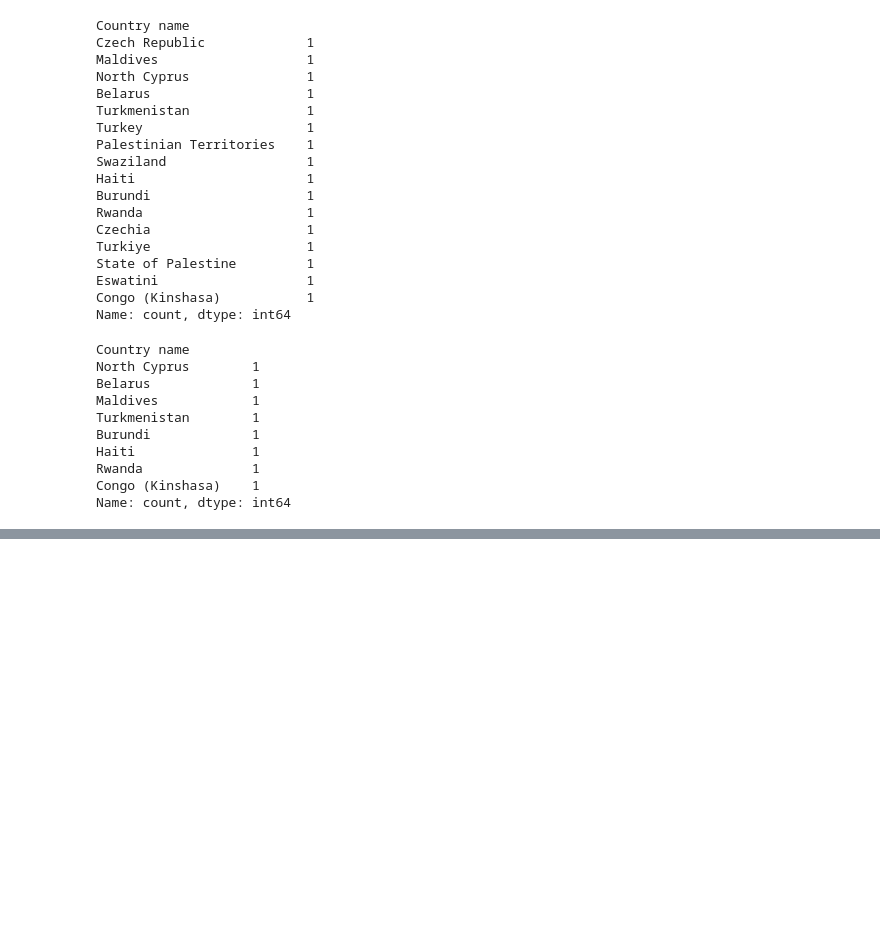
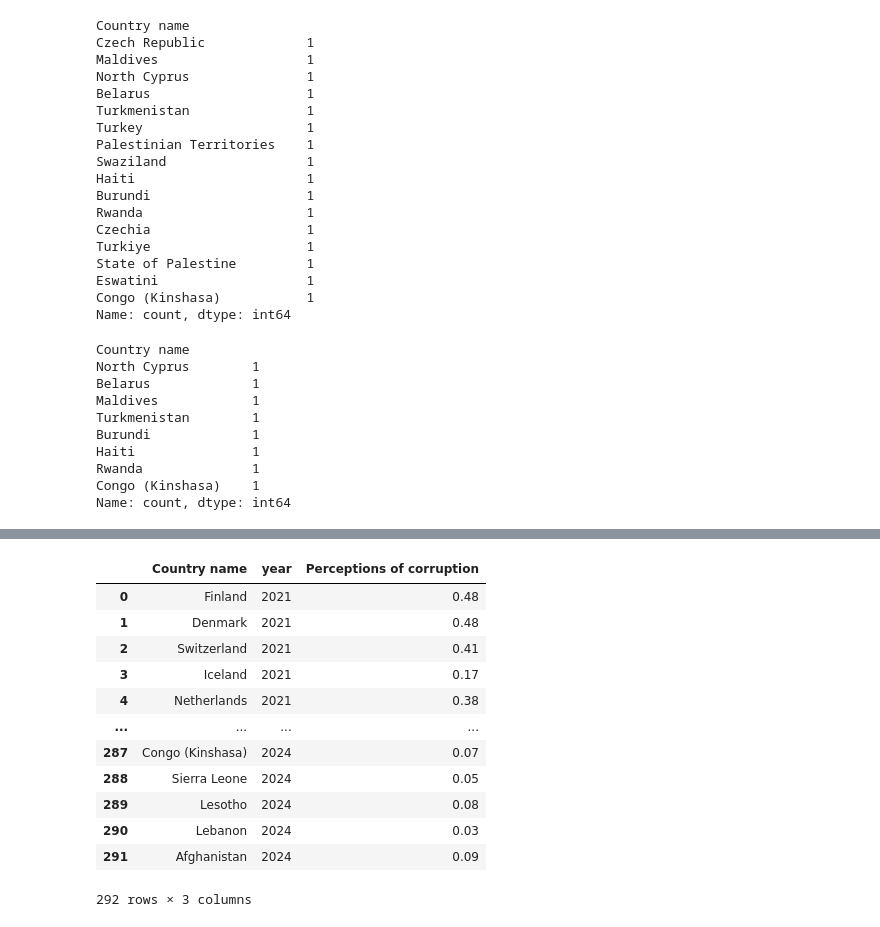
Before and after one commit to lucia18nozal/project-da-promo-47-modulo-4-team-3, a Jupyter notebook: world_happiness.ipynb, the cells around one changed output, grey strips where cells are left out. Cells and saved outputs as stored; diff of their text form; code cells hidden in the pictures; blank space fills up the shorter version.

Commit message:
Actualizar datos

```diff
--- a/world_happiness.ipynb
+++ b/world_happiness.ipynb
@@ -466,2 +505,21 @@ print(df_gdp_pivot)
 
 [150 rows x 3 columns]
+# %%
+# Seleccionar las columnas 'Country name', 'year' y 'Perceptions of corruption' del DataFrame 'df_2021_2024'
+# y las guardar en un nuevo DataFrame llamado 'df_corruption', para explorar los datos de 'Perceptions of corruption' para 2021 y 2024 por país.
+df_corruption = df_2021_2024[['Country name', 'year', 'Perceptions of corruption']]
+df_corruption
+# %% [output]
+|  | Country name | year | Perceptions of corruption |
+| 0 | Finland | 2021 | 0.48 |
+| 1 | Denmark | 2021 | 0.48 |
+| 2 | Switzerland | 2021 | 0.41 |
+| 3 | Iceland | 2021 | 0.17 |
+| 4 | Netherlands | 2021 | 0.38 |
+| ... | ... | ... | ... |
+| 287 | Congo (Kinshasa) | 2024 | 0.07 |
+| 288 | Sierra Leone | 2024 | 0.05 |
+| 289 | Lesotho | 2024 | 0.08 |
+| 290 | Lebanon | 2024 | 0.03 |
+| 291 | Afghanistan | 2024 | 0.09 |
+292 rows × 3 columns
```
Also changed, not shown: parts of 13 cells of this notebook, 1 other file.
